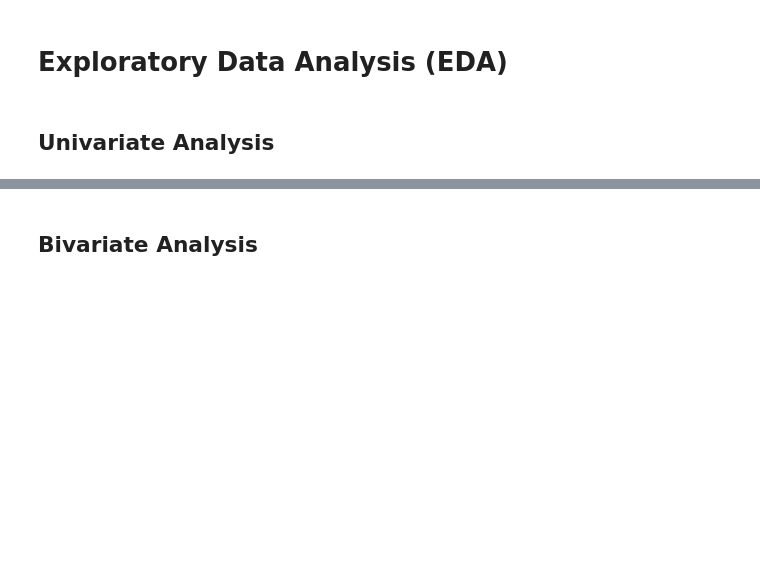
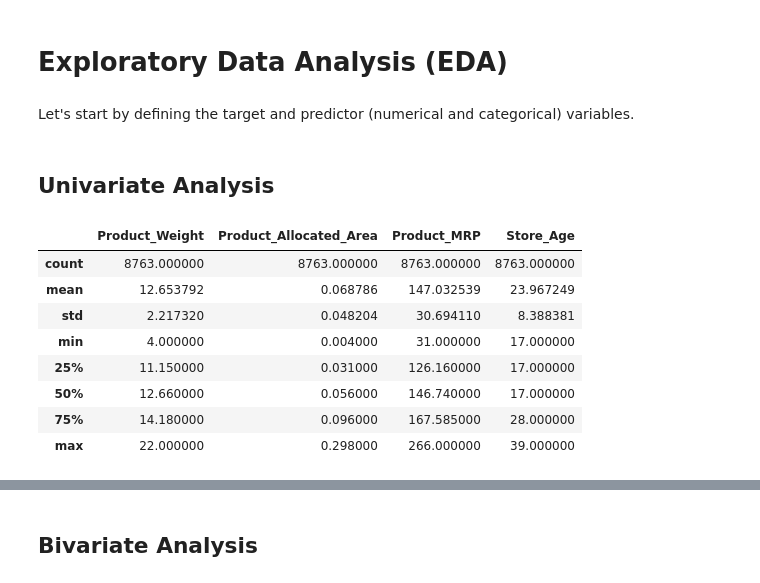
Before and after one commit to preetipss/ModelDeployment, a Jupyter notebook: SuperKart_Model_Deployment.ipynb, the cells around one changed output, grey strips where cells are left out. Saved outputs shown, nothing was run; the diff lists cells and outputs as text; code cells hidden in the pictures; blank space fills up the shorter version.

```diff
--- a/SuperKart_Model_Deployment.ipynb
+++ b/SuperKart_Model_Deployment.ipynb
@@ -125,0 +266,13 @@ from github import Github
+# %%
+data['Product_Category'] = data['Product_Category'].map({
+    'FD': 'Food',
+    'DR': 'Beverage',
+    'NC': 'Non-Food'
+})
+# %%
+# Store age basis Store_Establishment_Year
+from datetime import datetime
+
+current_year = datetime.now().year
+
+data['Store_Age'] = current_year - data['Store_Establishment_Year']
@@ -126,4 +320,40 @@ from github import Github
 # %% [markdown]
 # **Exploratory Data Analysis (EDA)**
+# %% [markdown]
+Let's start by defining the target and predictor (numerical and categorical) variables.
+# %%
+# Define the target variable for the regression task
+target = 'Product_Store_Sales_Total'
+
+# List of numerical features in the dataset (excluding 'id' as it is an identifier)
+numeric_features = [
+    'Product_Weight',
+    'Product_Allocated_Area',
+    'Product_MRP',
+    'Store_Age'
+]
+
+# List of categorical features in the dataset
+categorical_features = [
+    'Product_Sugar_Content',
+    'Product_Type',
+    'Product_Category',
+    'Store_Size',
+    'Store_Location_City_Type',
+    'Store_Type'
+]
 # %% [markdown]
 ## Univariate Analysis
+# %%
+# Generate summary statistics for numerical features
+data[numeric_features].describe()
+# %% [output]
+|  | Product_Weight | Product_Allocated_Area | Product_MRP | Store_Age |
+| count | 8763.000000 | 8763.000000 | 8763.000000 | 8763.000000 |
+| mean | 12.653792 | 0.068786 | 147.032539 | 23.967249 |
+| std | 2.217320 | 0.048204 | 30.694110 | 8.388381 |
+| min | 4.000000 | 0.004000 | 31.000000 | 17.000000 |
+| 25% | 11.150000 | 0.031000 | 126.160000 | 17.000000 |
+| 50% | 12.660000 | 0.056000 | 146.740000 | 17.000000 |
+| 75% | 14.180000 | 0.096000 | 167.585000 | 28.000000 |
+| max | 22.000000 | 0.298000 | 266.000000 | 39.000000 |
```
Also changed, not shown: parts of 19 cells of this notebook.
